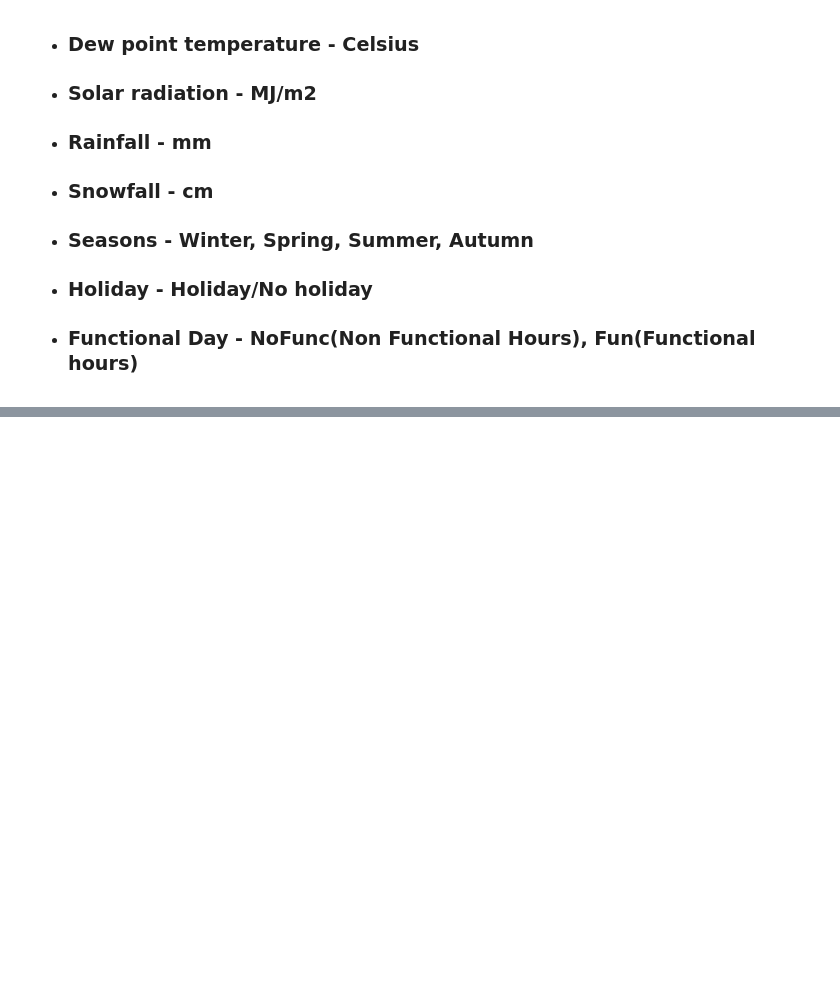
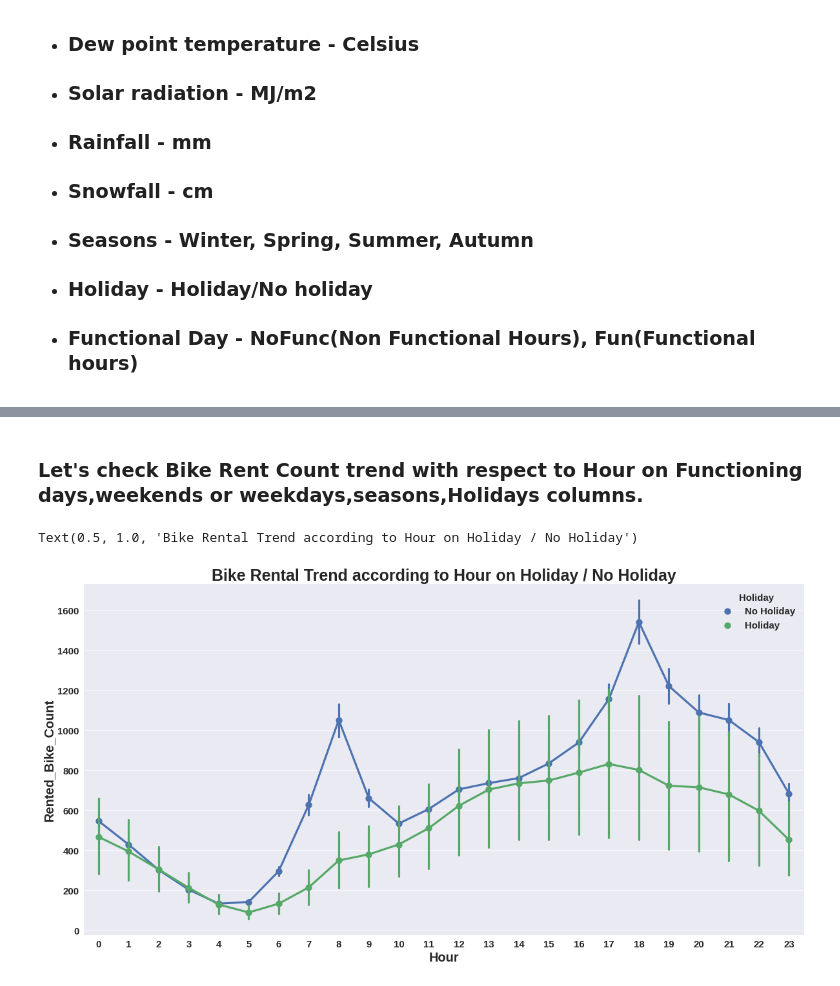
Before and after one commit to sidds4474/Bike-demand-prediction-ML, a Jupyter notebook: Bike_Sharing_Demand_Prediction_Capstone_Project.ipynb, the cells around one changed output, grey strips where cells are left out. Saved outputs shown, nothing was run; the diff lists cells and outputs as text; code cells hidden in the pictures; blank space fills up the shorter version.

```diff
--- a/Bike_Sharing_Demand_Prediction_Capstone_Project.ipynb
+++ b/Bike_Sharing_Demand_Prediction_Capstone_Project.ipynb
@@ -734,0 +335,10 @@ bike_data=data.copy()
+# %% [markdown]
+### **Let's check Bike Rent Count trend with respect  to Hour on Functioning days,weekends or weekdays,seasons,Holidays columns.**
+# %%
+# Bike Rental trend with respect to Hour on Holiday or No Holiday.
+plt.figure(figsize=(20,10))
+sns.pointplot(x=bike_df['Hour'],y=bike_df['Rented_Bike_Count'],hue=bike_df['Holiday'])
+plt.title("Bike Rental Trend according to Hour on Holiday / No Holiday")
+# %% [output]
+Text(0.5, 1.0, 'Bike Rental Trend according to Hour on Holiday / No Holiday')
+[figure, added]
```
Also changed, not shown: parts of 325 cells of this notebook.
